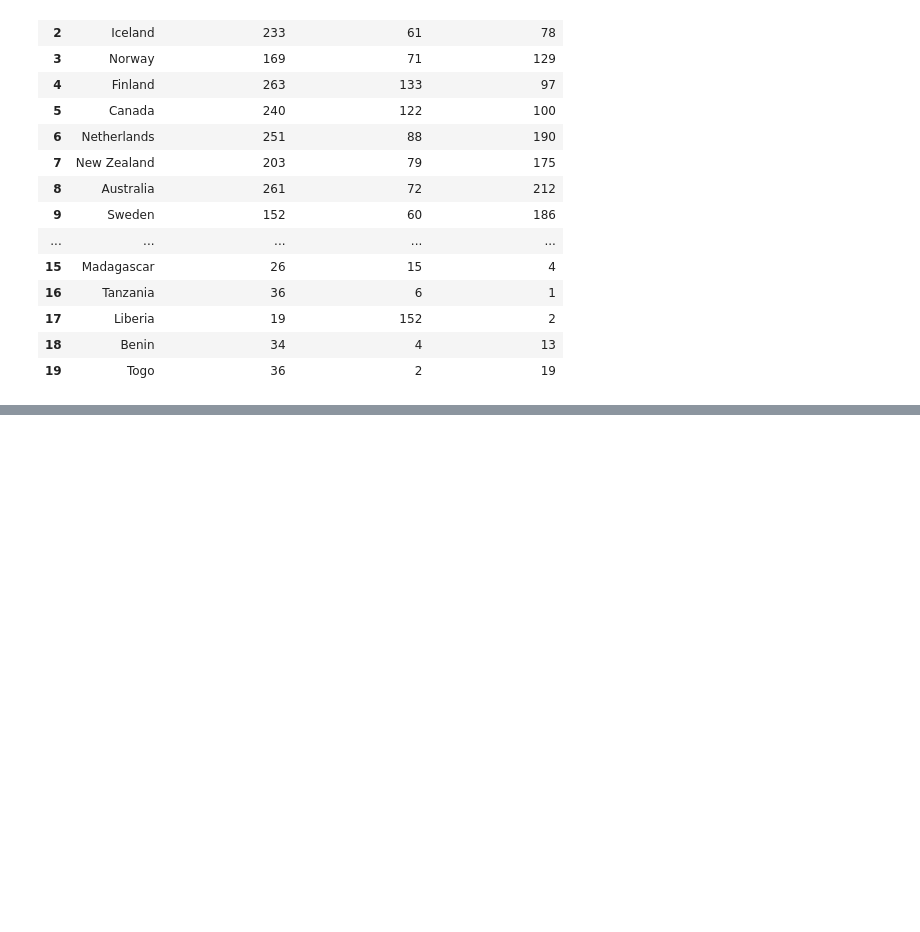
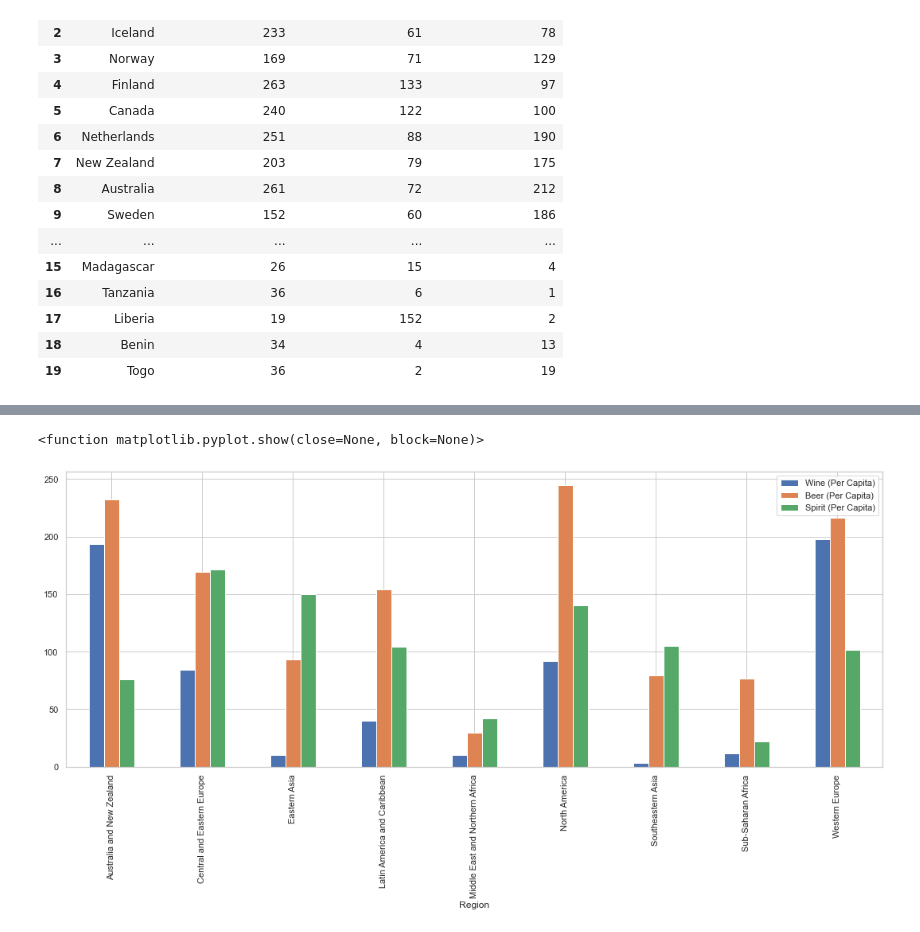
Before and after one commit to Caleman34/Alcohol_and_Happiness, a Jupyter notebook: Alcohol_and_Happiness.ipynb, the cells around one changed output, grey strips where cells are left out. Saved outputs shown, nothing was run; the diff lists cells and outputs as text; code cells hidden in the pictures; blank space fills up the shorter version.

```diff
--- a/Alcohol_and_Happiness.ipynb
+++ b/Alcohol_and_Happiness.ipynb
@@ -293,0 +254,12 @@ plt.savefig("Figures/Region_Spirit.png")
+# %%
+region_group = group_df.groupby(["Region"])
+
+wine_region = region_group["Wine (Per Capita)"].mean()
+beer_region = region_group["Beer (Per Capita)"].mean()
+spirit_region = region_group["Spirit (Per Capita)"].mean()
+
+region_group_all_consumption = pd.DataFrame({"Wine (Per Capita)": wine_region,
+                                  "Beer (Per Capita)": beer_region,
+                                  "Spirit (Per Capita)": spirit_region})
+
+region_group_all_consumption
@@ -293,0 +278,10 @@ plt.savefig("Figures/Region_Spirit.png")
+# %%
+region_all_graph = region_group_all_consumption.plot(kind = "bar", figsize = (15,8))
+column_names = region_group_all_consumption["Wine (Per Capita)"], ["Beer (Per Capita)"], ["Spirit (Per Capita)"]
+plt.tight_layout()
+
+plt.savefig("Figures/t_b_10_region_consumption.png")
+plt.show
+# %% [output]
+<function matplotlib.pyplot.show(close=None, block=None)>
+[figure, added]
```
Also changed, not shown: parts of 5 cells of this notebook, 3 other files.
